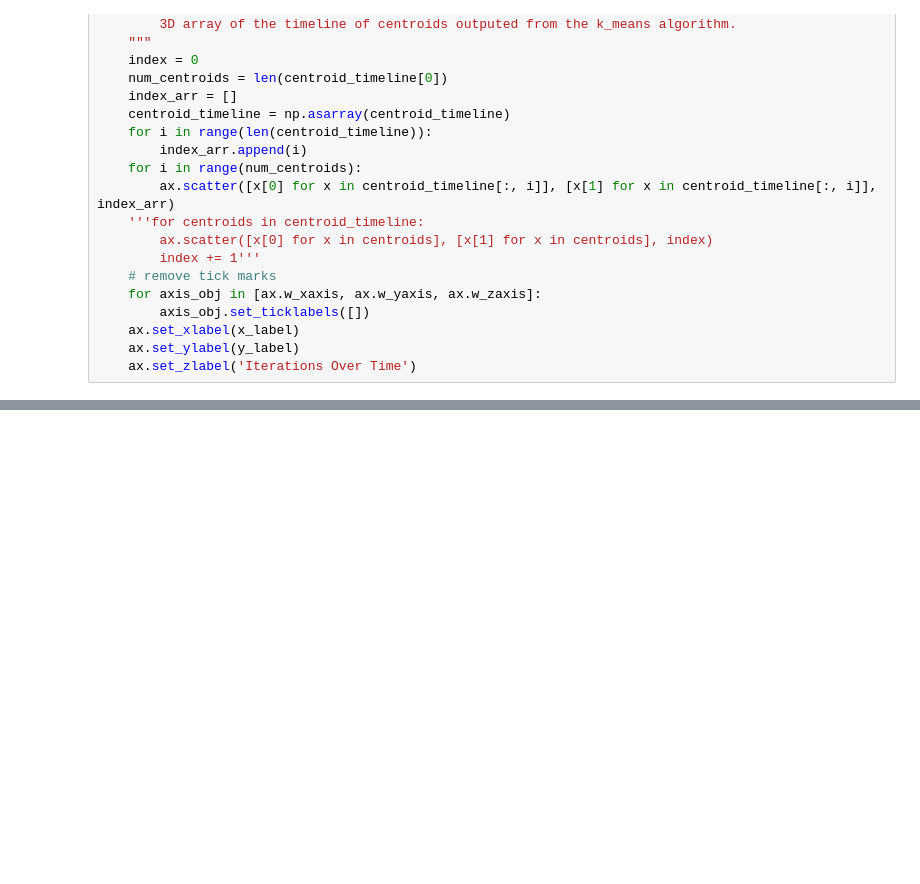
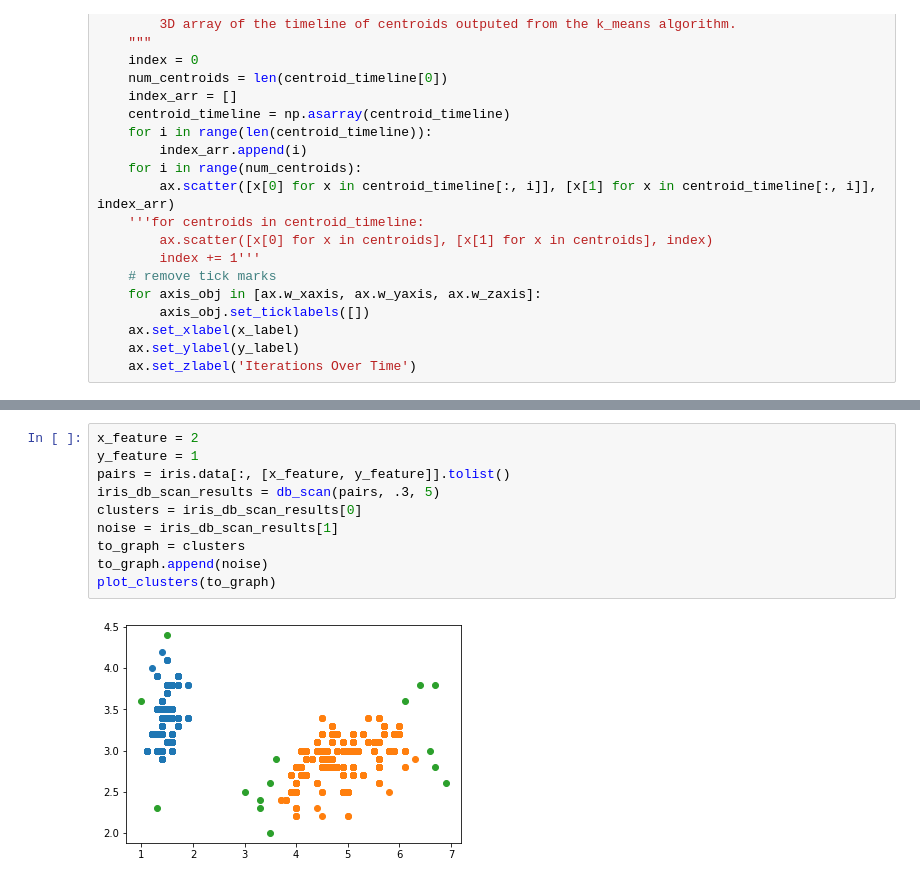
Before and after one commit to FlyN-Nick/introToML, a Jupyter notebook: New Jupyter Notebooks/Clustering.ipynb, the cells around one changed output, grey strips where cells are left out. Saved outputs shown, nothing was run; the diff lists cells and outputs as text; blank space fills up the shorter version.

```diff
--- a/New Jupyter Notebooks/Clustering.ipynb
+++ b/New Jupyter Notebooks/Clustering.ipynb
@@ -224,0 +318,12 @@ plt.show()
+# %%
+x_feature = 2
+y_feature = 1
+pairs = iris.data[:, [x_feature, y_feature]].tolist()
+iris_db_scan_results = db_scan(pairs, .3, 5)
+clusters = iris_db_scan_results[0]
+noise = iris_db_scan_results[1]
+to_graph = clusters
+to_graph.append(noise)
+plot_clusters(to_graph)
+# %% [output]
+[figure, added]
```
Also changed, not shown: parts of 5 cells of this notebook.
